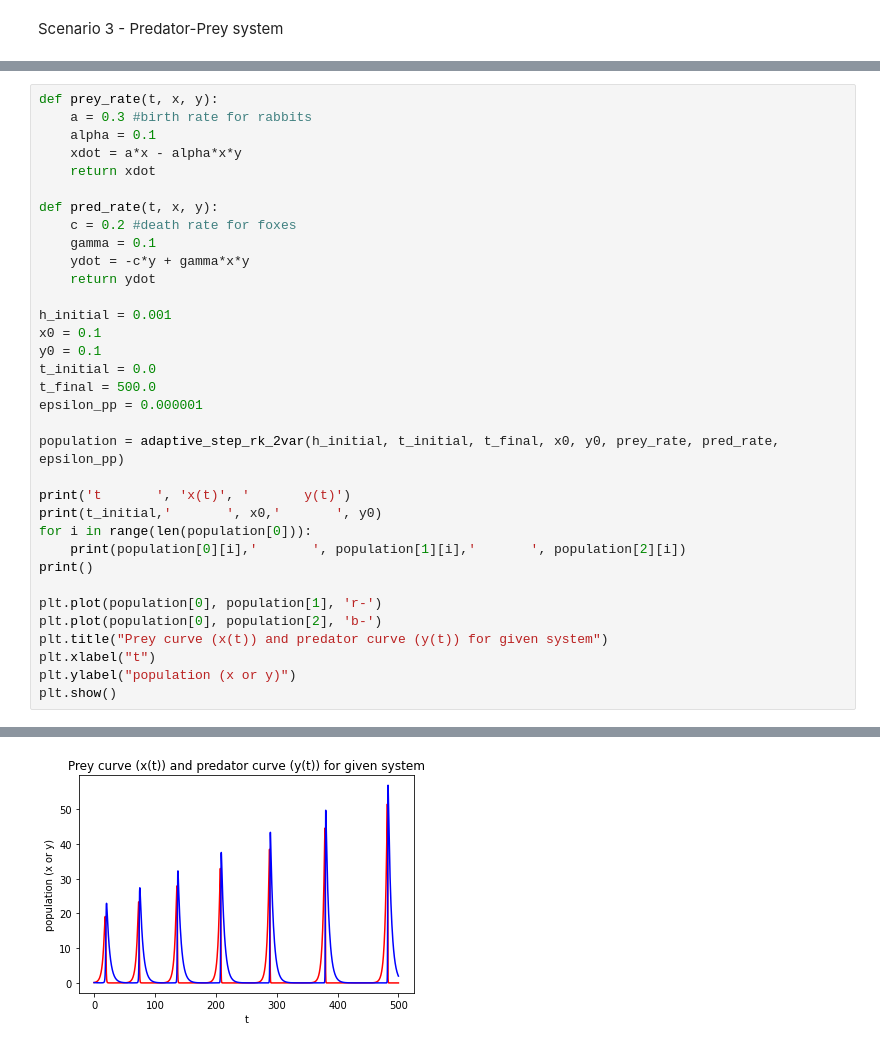
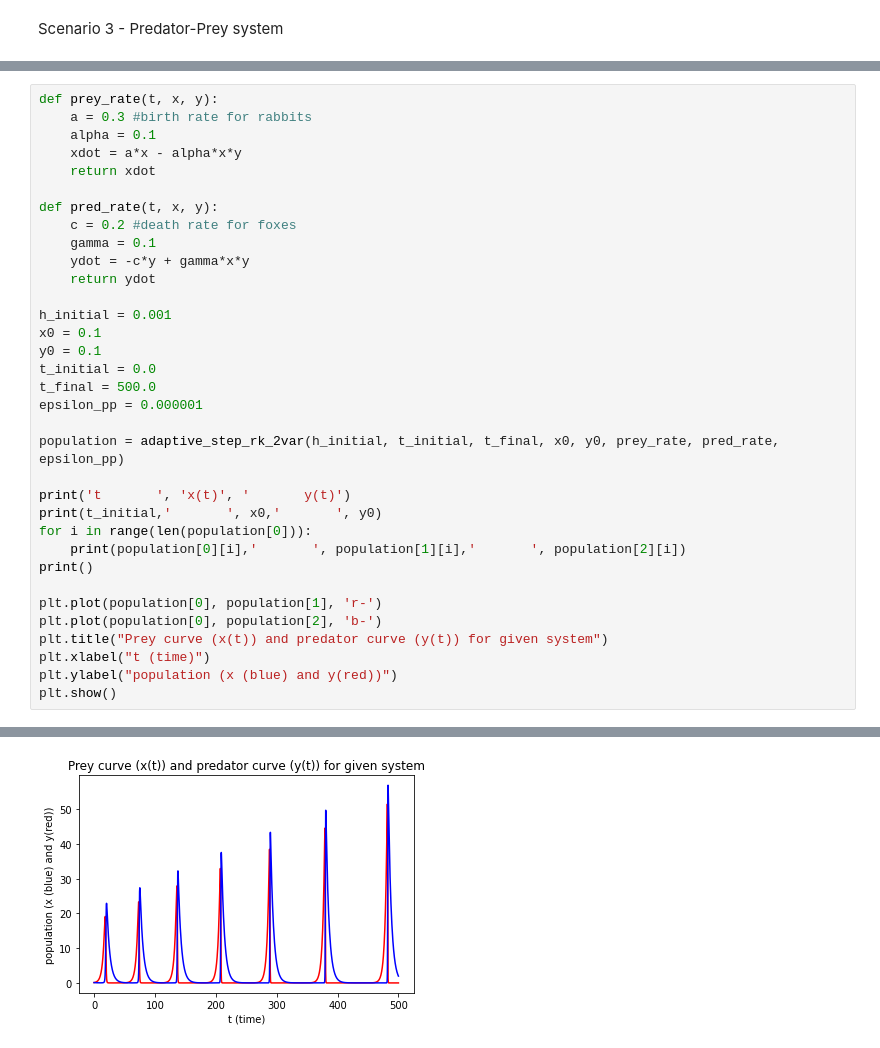
Before and after one commit to ratuldas6/P346_Project_Report, a Jupyter notebook: ASRK_execution.ipynb, the cells around one changed output, grey strips where cells are left out. Drawn from its saved outputs; the diff is of its cells as text.

```diff
--- a/ASRK_execution.ipynb
+++ b/ASRK_execution.ipynb
@@ -203,36 +203,36 @@ epsilon_pp = 0.000001
 population = adaptive_step_rk_2var(h_initial, t_initial, t_final, x0, y0, prey_rate, pred_rate, epsilon_pp)
 
 print('t       ', 'x(t)', '       y(t)')
 print(t_initial,'       ', x0,'       ', y0)
 for i in range(len(population[0])):
     print(population[0][i],'       ', population[1][i],'       ', population[2][i])
 print()
 
 plt.plot(population[0], population[1], 'r-')
 plt.plot(population[0], population[2], 'b-')
 plt.title("Prey curve (x(t)) and predator curve (y(t)) for given system")
-plt.xlabel("t")
-plt.ylabel("population (x or y)")
+plt.xlabel("t (time)")
+plt.ylabel("population (x (blue) and y(red))")
 plt.show()
 # %% [output]
 t        x(t)        y(t)
 0.0         0.1         0.1
 0.001         0.1000290042054065         0.09998100180488569
 0.08392060244726812         0.10246356974099385         0.09841817694273576
 1.3434737222066906         0.14767004217835727         0.07749544274038209
 2.638665248199603         0.21561717991799625         0.06096532769274588
 3.8118605019968976         0.30439109176640466         0.04944997651407297
 4.8677600023795895         0.41565831840319584         0.04134378003454537
 5.828306631323119         0.5522812975326588         0.03550730465079128
 6.7112829430200565         0.7175309277160441         0.031246527550017108
 7.52975831725169         0.9148881633300472         0.02813294462083399
 8.29352662047306         1.1480086100829339         0.02589536221165159
 ... (1366 lines left out)
 497.6091108518486         3.6966242800118247e-11         3.1801022006528297
 498.4081094671523         3.643810247845311e-11         2.710446627528506
 499.2380550593331         3.7324365840518415e-11         2.295898076879118
 500.0         3.9381455912394566e-11         1.971382267261916
-[figure, old version]
+[figure, new version]
 # %%
 def prey_rate(t, x, y):
     a = 0.1 #birth rate for rabbits
```
Also changed, not shown: parts of 2 cells of this notebook.
